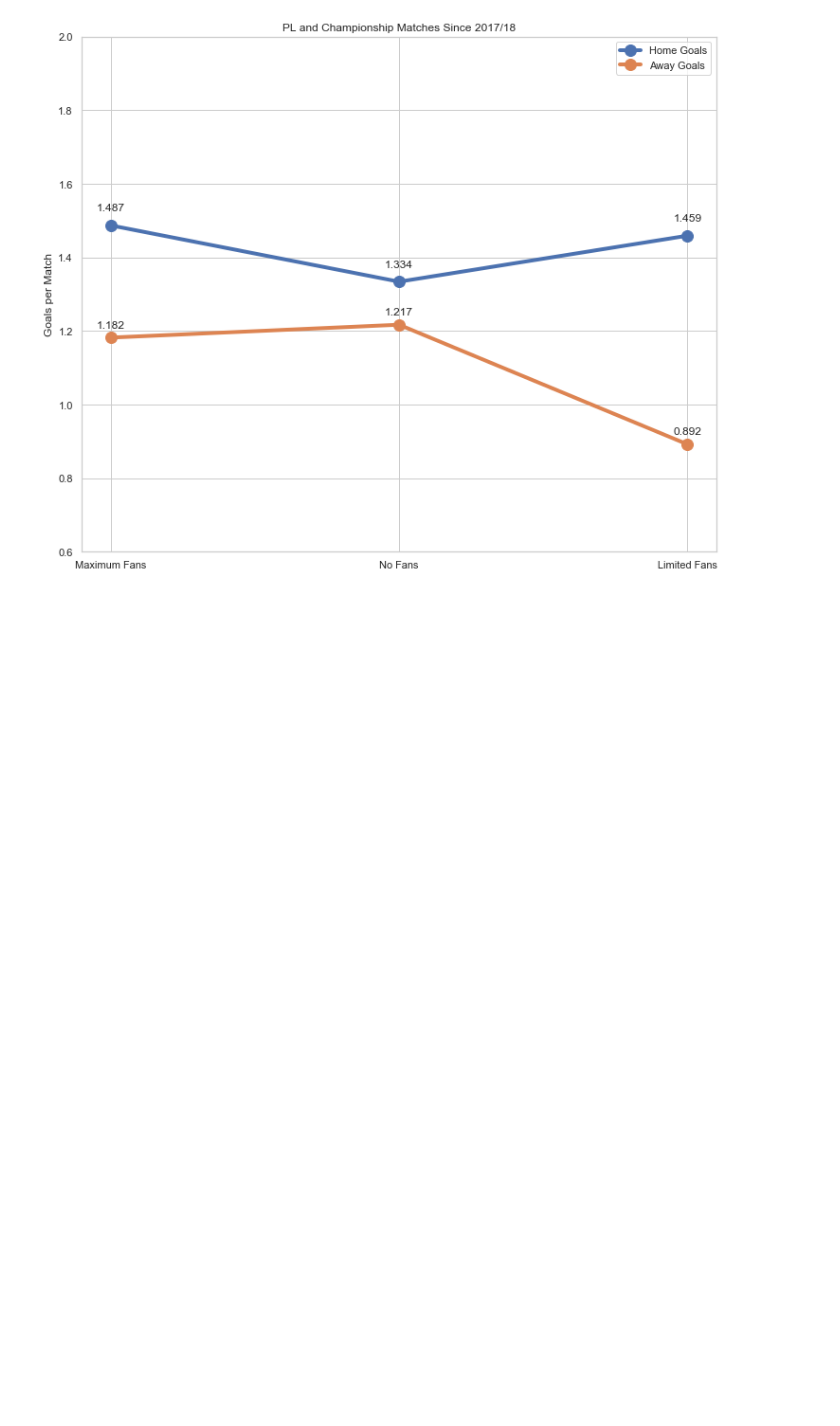
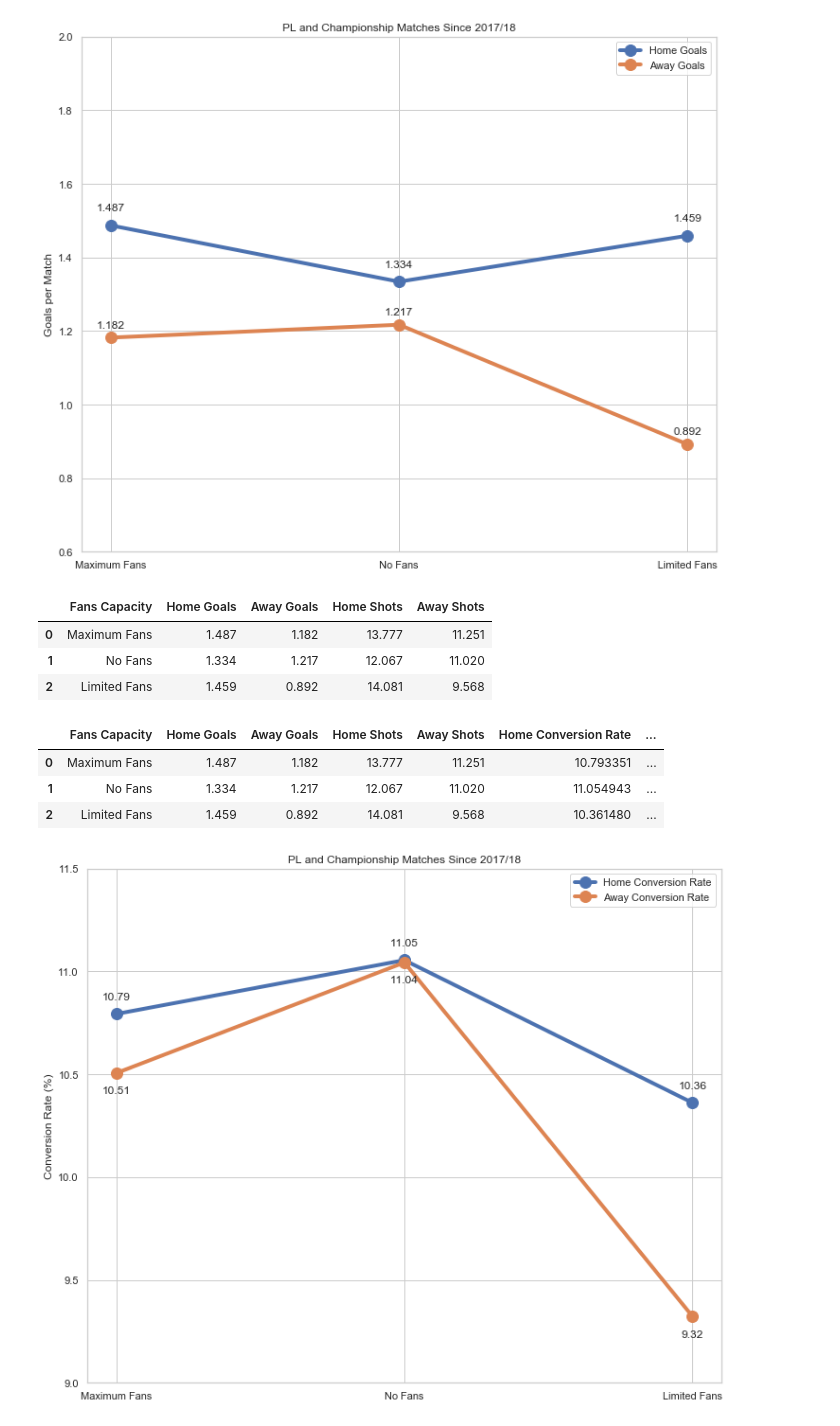
Before and after one commit to UnknowingHippo/FansBlog, a Jupyter notebook: Fans Blog Final.ipynb, the cells around one changed output. Drawn from its saved outputs; the diff is of its cells as text; code cells hidden in the pictures; blank space fills up the shorter version.

```diff
--- a/Fans Blog Final.ipynb
+++ b/Fans Blog Final.ipynb
@@ -170,3 +170,68 @@ plt.legend()
 plt.show()
 # %% [output]
 [figure]
+# %%
+#ADDITIONAL ANALYSIS
+#Build a dataframe with the relevant columns - fans capacity,home goals, away goals, home shots, away shots
+df4 = pd.DataFrame(fan_data, columns=["Fans Capacity","Home Goals","Away Goals","Home Shots","Away Shots"])
+df4
+# %% [output]
+|  | Fans Capacity | Home Goals | Away Goals | Home Shots | Away Shots |
+| 0 | Maximum Fans | 1.487 | 1.182 | 13.777 | 11.251 |
+| 1 | No Fans | 1.334 | 1.217 | 12.067 | 11.020 |
+| 2 | Limited Fans | 1.459 | 0.892 | 14.081 | 9.568 |
+# %%
+#Build columns to covert goal and shot numbers into conversion rate
+df4["Home Conversion Rate"] = (df4["Home Goals"]/df4["Home Shots"])*100
+df4["Away Conversion Rate"] = (df4["Away Goals"]/df4["Away Shots"])*100
+df4
+# %% [output]
+|  | Fans Capacity | Home Goals | Away Goals | Home Shots | Away Shots | Home Conversion Rate | ... |
+| 0 | Maximum Fans | 1.487 | 1.182 | 13.777 | 11.251 | 10.793351 | ... |
+| 1 | No Fans | 1.334 | 1.217 | 12.067 | 11.020 | 11.054943 | ... |
+| 2 | Limited Fans | 1.459 | 0.892 | 14.081 | 9.568 | 10.361480 | ... |
+# %%
+#Same plotting technique as goals
+sns.set(style="whitegrid")
+sns.set_color_codes()
+f, ax = plt.subplots(figsize=(12, 10))
+
+plt.ylim(9,11.5)
+plt.xlim(-0.1,2.1)
+plt.grid(True)
+
+plt.plot(df4["Home Conversion Rate"], marker="o", linewidth=4, markersize=12, label='Home Conversion Rate')
+plt.plot(df4["Away Conversion Rate"], marker="o", linewidth=4, markersize=12, label='Away Conversion Rate')
+
+plt.ylabel('Conversion Rate (%)')
+plt.xticks([0,1,2],["Maximum Fans","No Fans","Limited Fans"])
+ax.set(title="PL and Championship Matches Since 2017/18")
+
+x1=[0,1,2]
+y1=df4["Home Conversion Rate"]
+y2=df4["Away Conversion Rate"]
+
+for x,y in zip(x1,y1):
+
+    label = "{:.2f}".format(y)
+
+    plt.annotate(label, # this is the text
+                 (x,y), # this is the point to label
+                 textcoords="offset points", # how to position the text
+                 xytext=(0,15), # distance from text to points (x,y)
+                 ha='center') # horizontal alignment can be left, right or center
+
+for x,y in zip(x1,y2):
+
+    label = "{:.2f}".format(y)
+
+    plt.annotate(label, # this is the text
+                 (x,y), # this is the point to label
+                 textcoords="offset points", # how to position the text
+                 xytext=(0,-22), # distance from text to points (x,y)
+                 ha='center') # horizontal alignment can be left, right or center
+
+plt.legend()
+plt.show()
+# %% [output]
+[figure, added]
```
